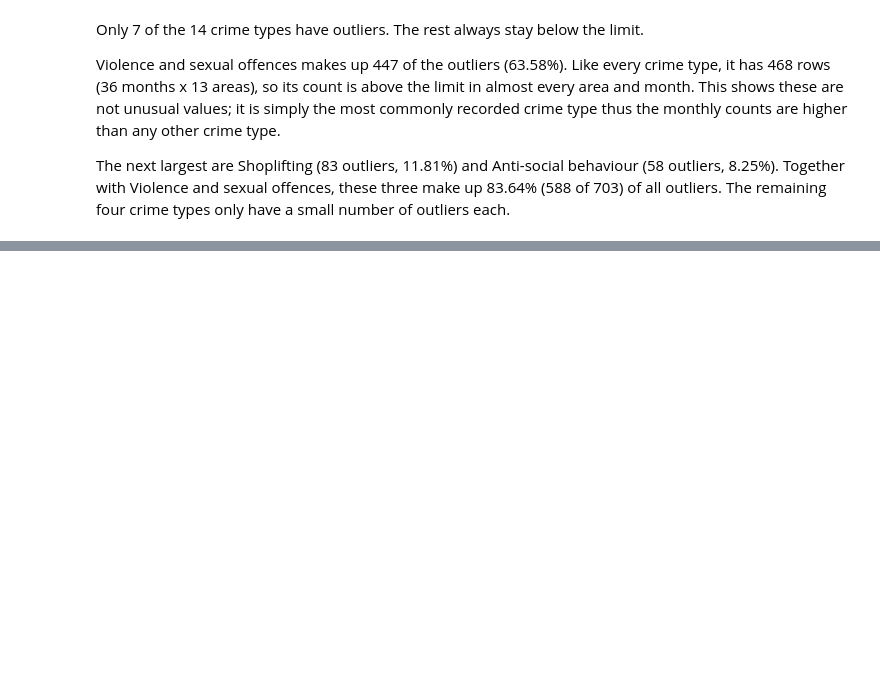
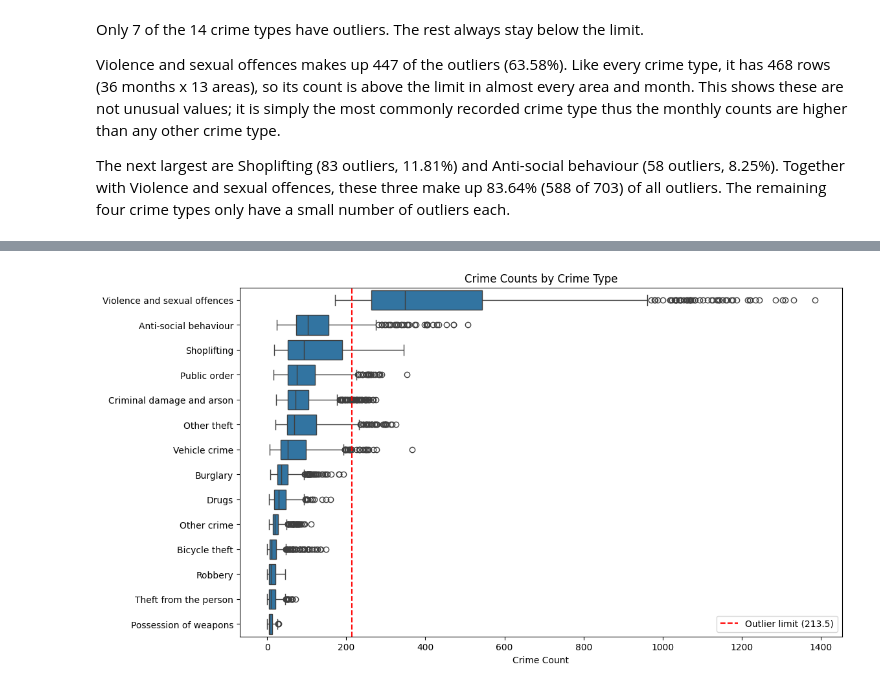
Before and after one commit to danb160/thames-valley-crime-insights, a Jupyter notebook: jupyter_notebooks/02_EDA.ipynb, the cells around one changed output, grey strips where cells are left out. Drawn from its saved outputs; the diff is of its cells as text; code cells hidden in the pictures; blank space fills up the shorter version.

```diff
--- a/jupyter_notebooks/02_EDA.ipynb
+++ b/jupyter_notebooks/02_EDA.ipynb
@@ -347,0 +365,14 @@ The next largest are Shoplifting (83 outliers, 11.81%) and Anti-social behaviour
+# %%
+# One box per crime type, ordered from highest to lowest median
+order = summary.groupby("Crime type")["Count"].median().sort_values(ascending=False).index
+
+plt.figure(figsize=(12, 7))
+sns.boxplot(data=summary, x="Count", y="Crime type", order=order)
+plt.axvline(upper_limit, color="r", linestyle="--", label="Outlier limit (213.5)")
+plt.title("Crime Counts by Crime Type")
+plt.xlabel("Crime Count")
+plt.ylabel("")
+plt.legend()
+plt.show()
+# %% [output]
+[figure, added]
```
Also changed, not shown: parts of 6 cells of this notebook.
